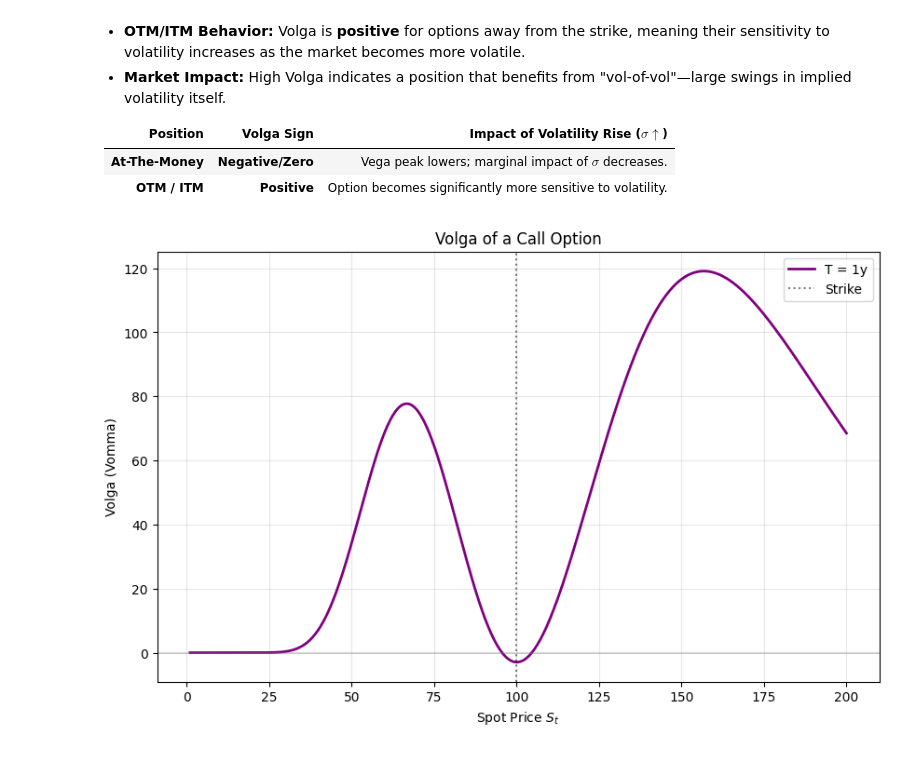
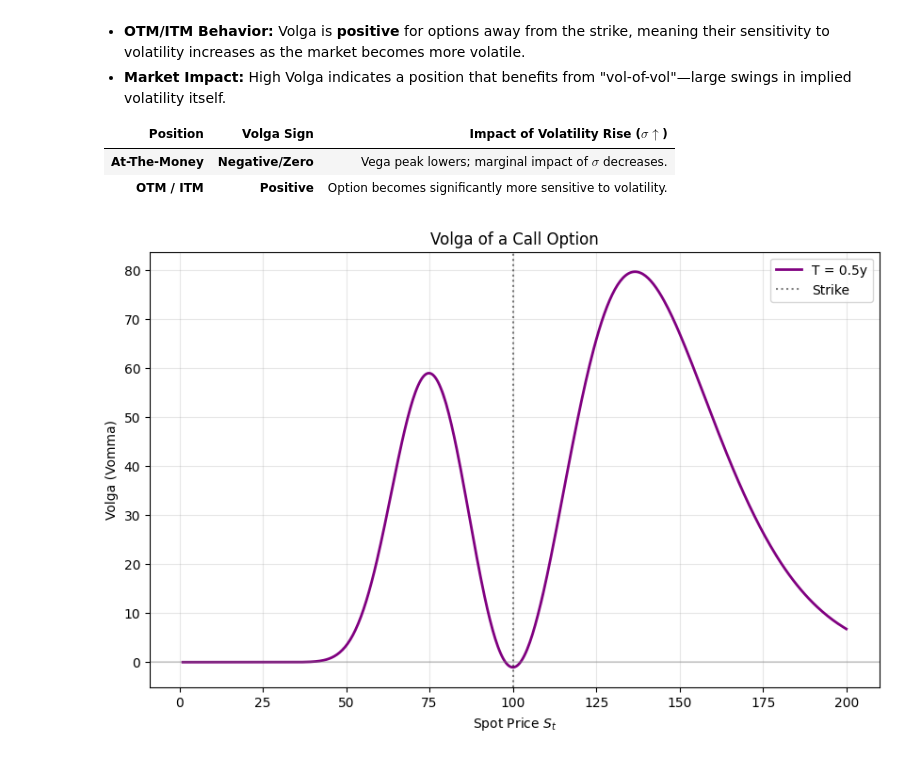
Before and after one commit to Mathis-14/Option_Pricing, a Jupyter notebook: option_basics/option_basics.ipynb, the cells around one changed output. Drawn from its saved outputs; the diff is of its cells as text; code cells hidden in the pictures.

```diff
--- a/option_basics/option_basics.ipynb
+++ b/option_basics/option_basics.ipynb
@@ -295,7 +295,7 @@ r = 0
 plt.figure(figsize=(10, 6))
 
 for sigma, color in zip(vols, colors):
-    plt.plot(S, gamma_call(S, K, T, r, sigma), color=color, linewidth=2, label=f'σ = {sigma}')
+    plt.plot(S, gamma(S, K, T, r, sigma), color=color, linewidth=2, label=f'σ = {sigma}')
 
 plt.axvline(x=K, color='black', linestyle=':', alpha=0.5)
 plt.xlabel("Spot Price $S_t$")
@@ -496,23 +540,23 @@ $$\text{Volga} = \frac{\partial \nu}{\partial \sigma} = \frac{\partial^2 P}{\par
 # %%
 def volga(S, K, r, T, sigma):
     d1 = (np.log(S/K) + (r + 0.5*sigma**2)*T) / (sigma * np.sqrt(T))
     d2 = d1 - sigma * np.sqrt(T)
     vega_val = S * np.sqrt(T) * np.exp(-0.5*d1**2) / np.sqrt(2*np.pi)
     return vega_val * d1 * d2 / sigma
 S = np.linspace(1, 200, 500)
 K = 100
-T = 1
+T = 0.5
 r = 0
 sigma = 0.3
 plt.figure(figsize=(10, 6))
 plt.plot(S, volga(S, K, r, T, sigma), color="purple", linewidth=2, label=f'T = {T}y')
 plt.axvline(x=K, color='black', linestyle=':', alpha=0.5, label='Strike')
 plt.axhline(y=0, color='gray', linestyle='-', alpha=0.3)
 plt.xlabel("Spot Price $S_t$")
 plt.ylabel("Volga (Vomma)")
 plt.title("Volga of a Call Option")
 plt.legend()
 plt.grid(True, alpha=0.3)
 plt.show()
 # %% [output]
-[figure, old version]
+[figure, new version]
```
Also changed, not shown: parts of 11 cells of this notebook, 1 other file.
